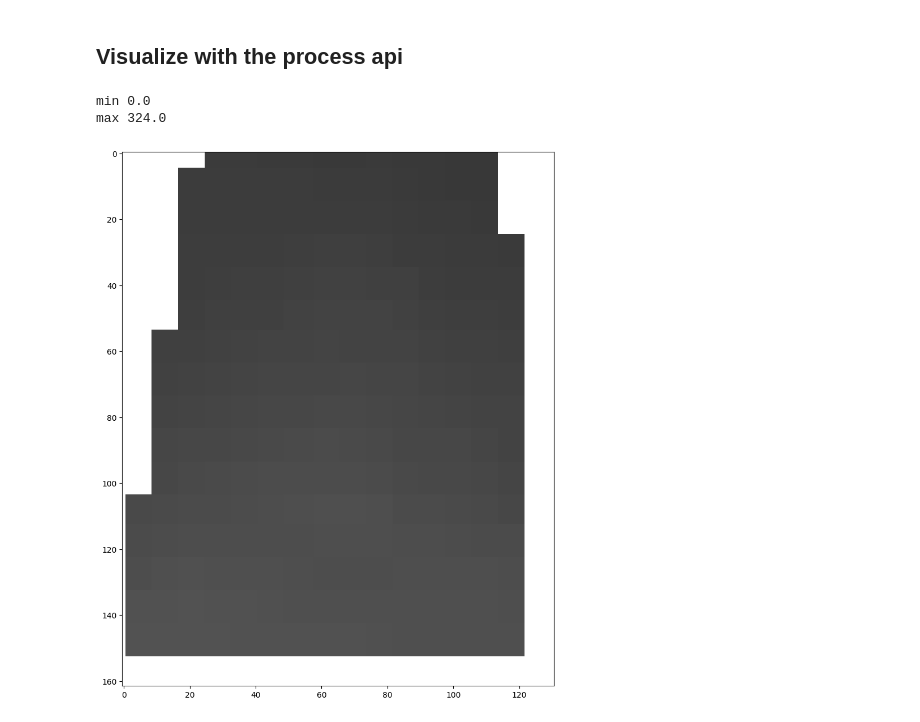
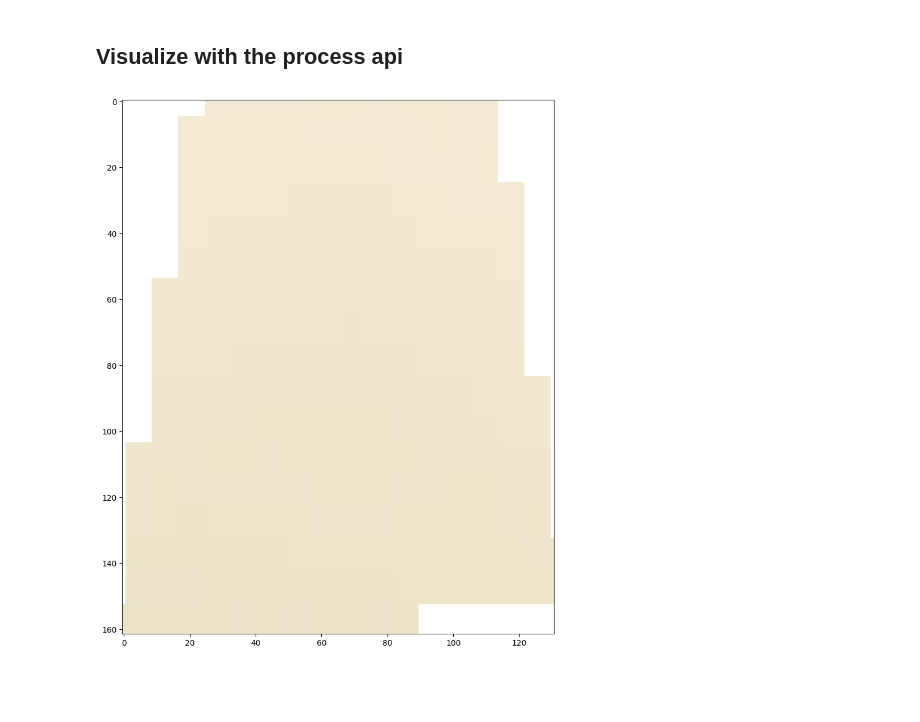
Before and after one commit to planetlabs/notebooks, a Jupyter notebook: jupyter-notebooks/planetary-variables/Soil-Water-Content-In-Sentinal-Hub.ipynb, the cells around one changed output. Cells and saved outputs as stored; diff of their text form; code cells hidden in the pictures; blank space fills up the shorter version.

```diff
--- a/jupyter-notebooks/planetary-variables/Soil-Water-Content-In-Sentinal-Hub.ipynb
+++ b/jupyter-notebooks/planetary-variables/Soil-Water-Content-In-Sentinal-Hub.ipynb
@@ -318,53 +318,63 @@ swc_df.tail()
 # %% [markdown]
 ## Visualize with the process api
 # %%
-gray_min = swc_df["Gray_B0_min"].min()
-gray_max = swc_df["Gray_B0_max"].max()
-print("min", gray_min)
-print("max", gray_max)
 swc_processing_evalscript = """
 //VERSION=3
+
+//Set up input and output settings
 function setup() {
   return {
-    input: [{
-      bands: ["swc", "qf"],
-    }],
-    output: { bands: 4, sampleType:"UINT16"},
-  };
+    input: ["swc"],
+    output: {
+      bands: 4,
+      sampleType: "AUTO"
+    }
+  }
 }
 
+//Create color ramp
+const swc_ramp = [
+    [0, 0xfffaed],
+    [100, 0xeee5cb],
+    [200, 0xced3ad],
+    [300, 0xa8c394],
+    [400, 0x7bb383],
+    [500, 0x3ea37d],
+    [600, 0x00937e],
+    [700, 0x008284],
+    [800, 0x006f8b],
+    [900, 0x005a94],
+    [1000, 0x003ea0],
+];
+
+//Create visualizer
+const visualizer = new ColorRampVisualizer(swc_ramp);
+
+//EvaluatePixel function
 function evaluatePixel(sample) {
-  let datamask=65535
-  if (sample.swc === 65535) {
-    datamask=0;
+  if (sample.swc == 65535){  //Not water
+    return [1, 1, 1, 0]            //Return
+  }else{ //1 - 100% occurrence
+    return [visualizer.process(sample.swc)[0], visualizer.process(sample.swc)[1], visualizer.process(sample.swc)[2], 1];  //Return color ramp values
   }
-  let min = %d;
-  let max = %d;
-  let stretched =  (sample.swc-min)/(max-min)*65535;
-  if (sample.qf > 127) {
-    return [65535, 0, 0, 65535];
-  }
-  return [stretched, stretched, stretched,datamask];
 }
-""" % (gray_min, gray_max)
+"""
 
 
 request = SentinelHubRequest(
     evalscript=swc_processing_evalscript,
     input_data=[SentinelHubRequest.input_data(data_collection=byocDC, time_interval=date_to_visualize)],
     responses=[SentinelHubRequest.output_response("default", MimeType.PNG)],
     bbox=geom.bbox,
     size=bbox_to_dimensions(geom.bbox, 100),
     config=config,
 )
 
 data = request.get_data()[0]
 
 fig, ax = plt.subplots(figsize=(15, 10))
 
 ax.imshow(data)
 plt.tight_layout()
 # %% [output]
-min 0.0
-max 324.0
-[figure, old version]
+[figure, new version]
```
Also changed, not shown: parts of 4 cells of this notebook.
